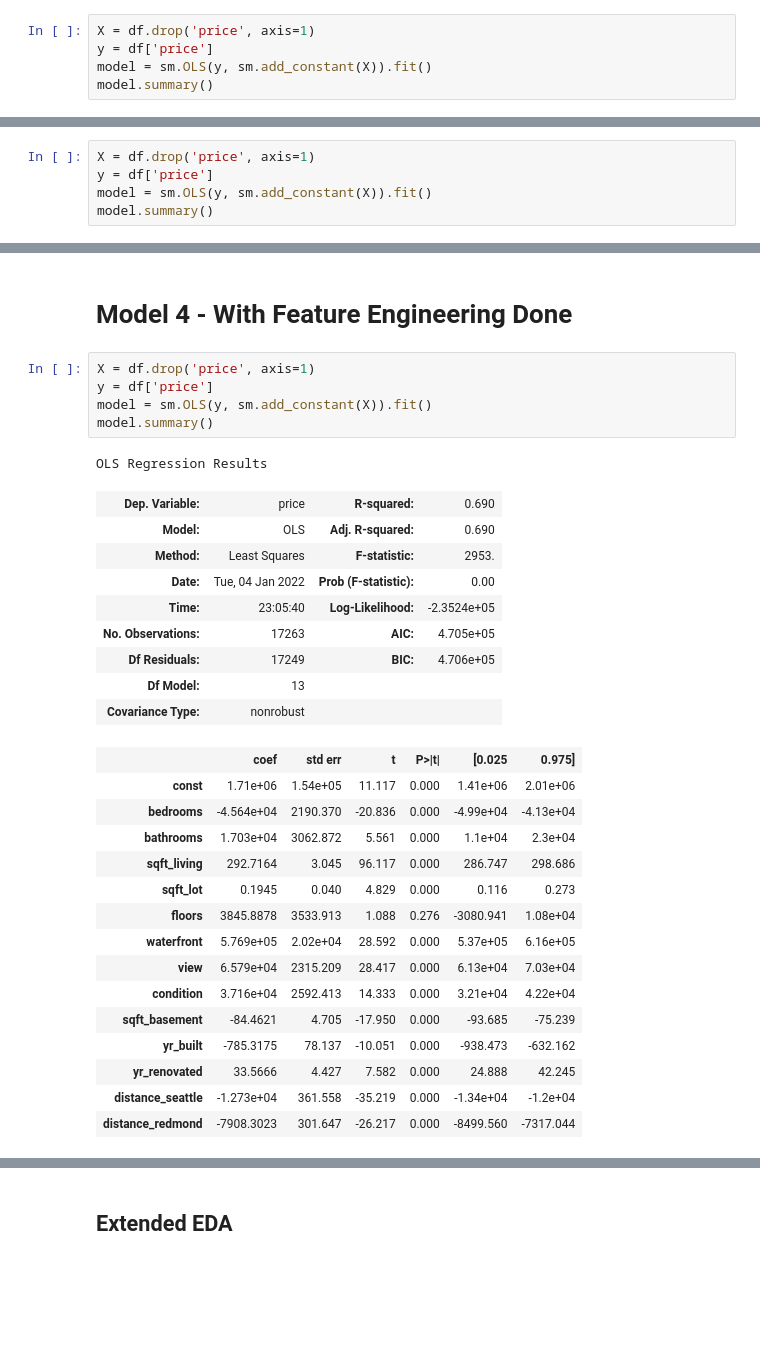
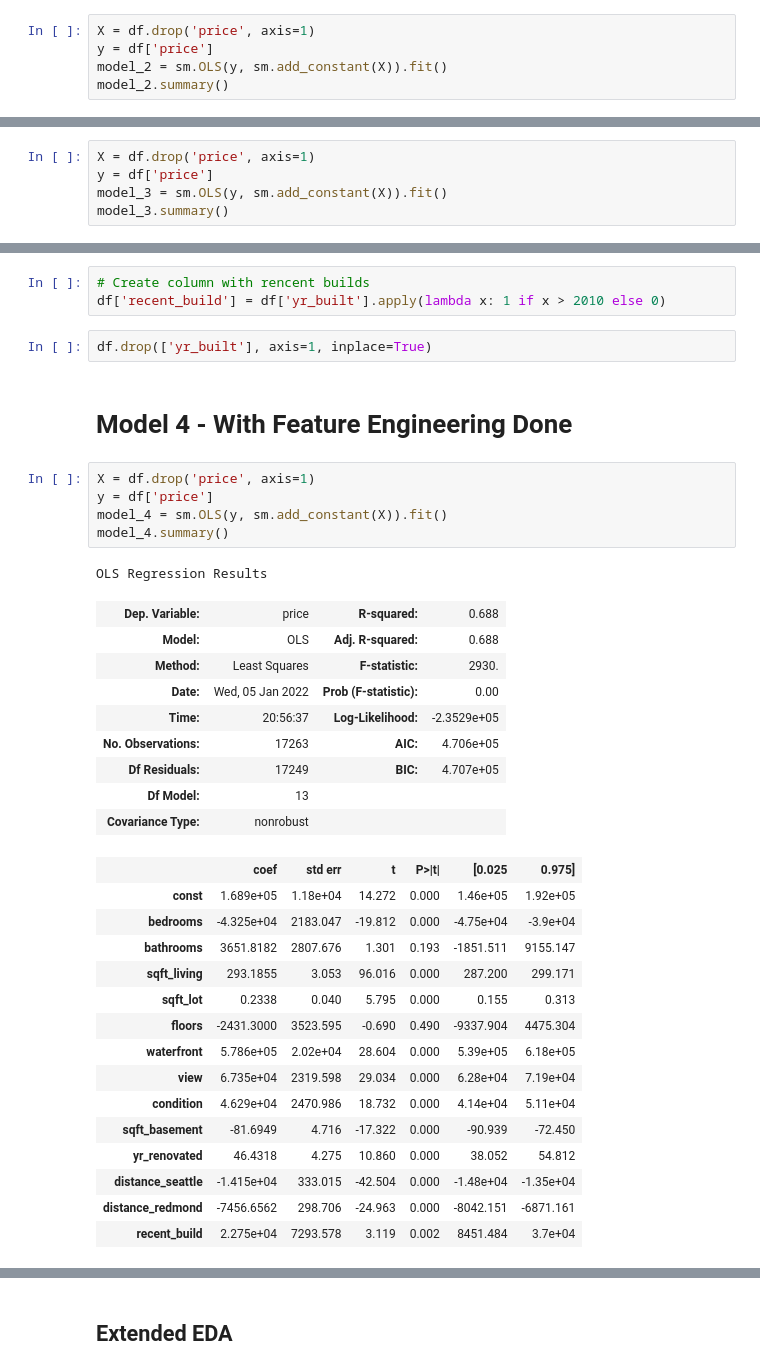
Before and after one commit to DataDoggo215/dsc-phase2-project, a Jupyter notebook: Master.ipynb, the cells around one changed output, grey strips where cells are left out. Drawn from its saved outputs; the diff is of its cells as text; blank space fills up the shorter version.

Commit message:
Final model achieved. Started validation

```diff
--- a/Master.ipynb
+++ b/Master.ipynb
@@ -310,8 +386,8 @@ df['floors'] = df['floors'].apply(lambda x: np.ceil(x))
 # %%
 X = df.drop('price', axis=1)
 y = df['price']
-model = sm.OLS(y, sm.add_constant(X)).fit()
-model.summary()
+model_2 = sm.OLS(y, sm.add_constant(X)).fit()
+model_2.summary()
 # %% [output]
 OLS Regression Results
 | Dep. Variable: | price | R-squared: | 0.704 |
@@ -379,8 +488,8 @@ df.drop(['id', 'year_sold', 'month_sold', 'zipcode'], axis=1, inplace=True)
 # %%
 X = df.drop('price', axis=1)
 y = df['price']
-model = sm.OLS(y, sm.add_constant(X)).fit()
-model.summary()
+model_3 = sm.OLS(y, sm.add_constant(X)).fit()
+model_3.summary()
 # %% [output]
 OLS Regression Results
 | Dep. Variable: | price | R-squared: | 0.655 |
@@ -434,36 +581,41 @@ df['distance_redmond'] = miles_r
 Since we created new columns using location information, we can drop the latitude, longitude and zipcode columns.
 # %%
 df.drop(['lat', 'long'], axis=1, inplace=True)
+# %%
+# Create column with rencent builds
+df['recent_build'] = df['yr_built'].apply(lambda x: 1 if x > 2010 else 0)
+# %%
+df.drop(['yr_built'], axis=1, inplace=True)
 # %% [markdown]
 # Model 4 - With Feature Engineering Done
 # %%
 X = df.drop('price', axis=1)
 y = df['price']
-model = sm.OLS(y, sm.add_constant(X)).fit()
-model.summary()
+model_4 = sm.OLS(y, sm.add_constant(X)).fit()
+model_4.summary()
 # %% [output]
 OLS Regression Results
-| Dep. Variable: | price | R-squared: | 0.690 |
-| Model: | OLS | Adj. R-squared: | 0.690 |
-| Method: | Least Squares | F-statistic: | 2953. |
-| Date: | Tue, 04 Jan 2022 | Prob (F-statistic): | 0.00 |
-| Time: | 23:05:40 | Log-Likelihood: | -2.3524e+05 |
-| No. Observations: | 17263 | AIC: | 4.705e+05 |
-| Df Residuals: | 17249 | BIC: | 4.706e+05 |
+| Dep. Variable: | price | R-squared: | 0.688 |
+| Model: | OLS | Adj. R-squared: | 0.688 |
+| Method: | Least Squares | F-statistic: | 2930. |
+| Date: | Wed, 05 Jan 2022 | Prob (F-statistic): | 0.00 |
+| Time: | 20:56:37 | Log-Likelihood: | -2.3529e+05 |
+| No. Observations: | 17263 | AIC: | 4.706e+05 |
+| Df Residuals: | 17249 | BIC: | 4.707e+05 |
 | Df Model: | 13 |  |  |
 | Covariance Type: | nonrobust |  |  |
 |  | coef | std err | t | P>|t| | [0.025 | 0.975] |
-| const | 1.71e+06 | 1.54e+05 | 11.117 | 0.000 | 1.41e+06 | 2.01e+06 |
-| bedrooms | -4.564e+04 | 2190.370 | -20.836 | 0.000 | -4.99e+04 | -4.13e+04 |
-| bathrooms | 1.703e+04 | 3062.872 | 5.561 | 0.000 | 1.1e+04 | 2.3e+04 |
-| sqft_living | 292.7164 | 3.045 | 96.117 | 0.000 | 286.747 | 298.686 |
-| sqft_lot | 0.1945 | 0.040 | 4.829 | 0.000 | 0.116 | 0.273 |
-| floors | 3845.8878 | 3533.913 | 1.088 | 0.276 | -3080.941 | 1.08e+04 |
-| waterfront | 5.769e+05 | 2.02e+04 | 28.592 | 0.000 | 5.37e+05 | 6.16e+05 |
-| view | 6.579e+04 | 2315.209 | 28.417 | 0.000 | 6.13e+04 | 7.03e+04 |
-| condition | 3.716e+04 | 2592.413 | 14.333 | 0.000 | 3.21e+04 | 4.22e+04 |
-| sqft_basement | -84.4621 | 4.705 | -17.950 | 0.000 | -93.685 | -75.239 |
-| yr_built | -785.3175 | 78.137 | -10.051 | 0.000 | -938.473 | -632.162 |
-| yr_renovated | 33.5666 | 4.427 | 7.582 | 0.000 | 24.888 | 42.245 |
-| distance_seattle | -1.273e+04 | 361.558 | -35.219 | 0.000 | -1.34e+04 | -1.2e+04 |
-| distance_redmond | -7908.3023 | 301.647 | -26.217 | 0.000 | -8499.560 | -7317.044 |
+| const | 1.689e+05 | 1.18e+04 | 14.272 | 0.000 | 1.46e+05 | 1.92e+05 |
+| bedrooms | -4.325e+04 | 2183.047 | -19.812 | 0.000 | -4.75e+04 | -3.9e+04 |
+| bathrooms | 3651.8182 | 2807.676 | 1.301 | 0.193 | -1851.511 | 9155.147 |
+| sqft_living | 293.1855 | 3.053 | 96.016 | 0.000 | 287.200 | 299.171 |
+| sqft_lot | 0.2338 | 0.040 | 5.795 | 0.000 | 0.155 | 0.313 |
+| floors | -2431.3000 | 3523.595 | -0.690 | 0.490 | -9337.904 | 4475.304 |
+| waterfront | 5.786e+05 | 2.02e+04 | 28.604 | 0.000 | 5.39e+05 | 6.18e+05 |
+| view | 6.735e+04 | 2319.598 | 29.034 | 0.000 | 6.28e+04 | 7.19e+04 |
+| condition | 4.629e+04 | 2470.986 | 18.732 | 0.000 | 4.14e+04 | 5.11e+04 |
+| sqft_basement | -81.6949 | 4.716 | -17.322 | 0.000 | -90.939 | -72.450 |
+| yr_renovated | 46.4318 | 4.275 | 10.860 | 0.000 | 38.052 | 54.812 |
+| distance_seattle | -1.415e+04 | 333.015 | -42.504 | 0.000 | -1.48e+04 | -1.35e+04 |
+| distance_redmond | -7456.6562 | 298.706 | -24.963 | 0.000 | -8042.151 | -6871.161 |
+| recent_build | 2.275e+04 | 7293.578 | 3.119 | 0.002 | 8451.484 | 3.7e+04 |
```
Also changed, not shown: parts of 119 cells of this notebook, 1 other file.
